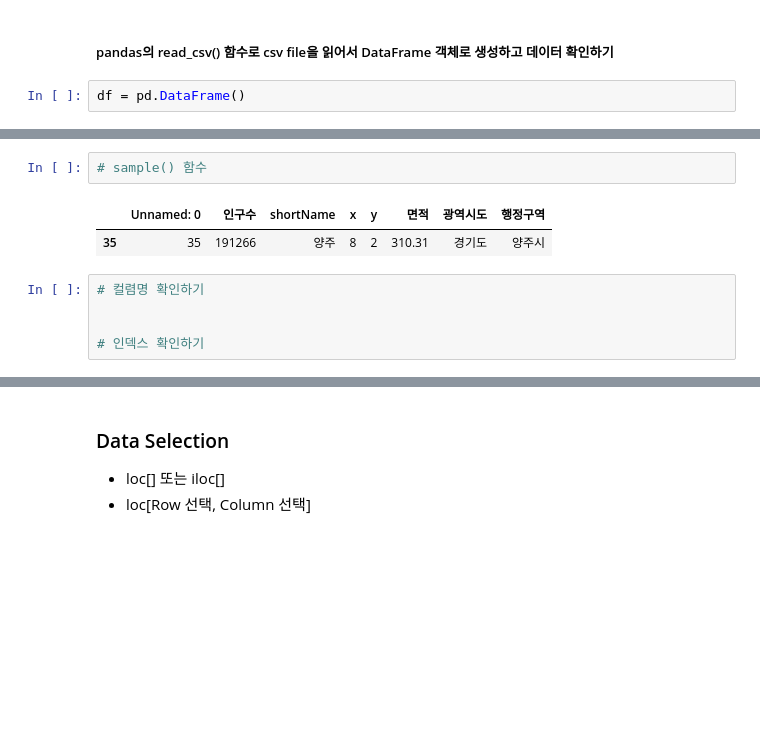
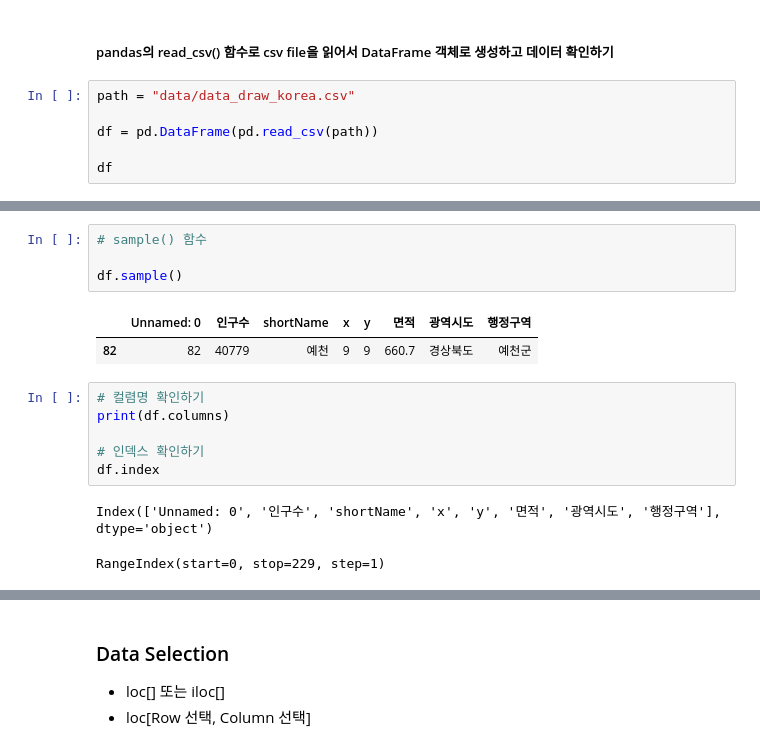
Before and after one commit to adunto/Python_WebScraping_Analysis, a Jupyter notebook: 03-1.행정구역정보_분석과시각화.ipynb, the cells around one changed output, grey strips where cells are left out. Cells and saved outputs as stored; diff of their text form; blank space fills up the shorter version.

```diff
--- a/03-1.행정구역정보_분석과시각화.ipynb
+++ b/03-1.행정구역정보_분석과시각화.ipynb
@@ -15,5 +15,9 @@ print(pd.__version__)
 # %% [markdown]
 ##### pandas의 read_csv() 함수로 csv file을 읽어서 DataFrame 객체로 생성하고 데이터 확인하기
 # %%
-df = pd.DataFrame()
+path = "data/data_draw_korea.csv"
+
+df = pd.DataFrame(pd.read_csv(path))
+
+df
 # %% [output]
@@ -34,12 +53,18 @@ df = pd.DataFrame()
 | 228 | 228 | 198077 | 충주 | 6 | 10 | 983.70 | 충청북도 | 충주시 |
 # %%
 # sample() 함수
+
+df.sample()
 # %% [output]
 |  | Unnamed: 0 | 인구수 | shortName | x | y | 면적 | 광역시도 | 행정구역 |
-| 35 | 35 | 191266 | 양주 | 8 | 2 | 310.31 | 경기도 | 양주시 |
+| 82 | 82 | 40779 | 예천 | 9 | 9 | 660.7 | 경상북도 | 예천군 |
 # %%
 # 컬렴명 확인하기
-
+print(df.columns)
 
 # 인덱스 확인하기
+df.index
+# %% [output]
+Index(['Unnamed: 0', '인구수', 'shortName', 'x', 'y', '면적', '광역시도', '행정구역'], dtype='object')
+RangeIndex(start=0, stop=229, step=1)
 # %%
```
Also changed, not shown: parts of 48 cells of this notebook, 1 other file.
